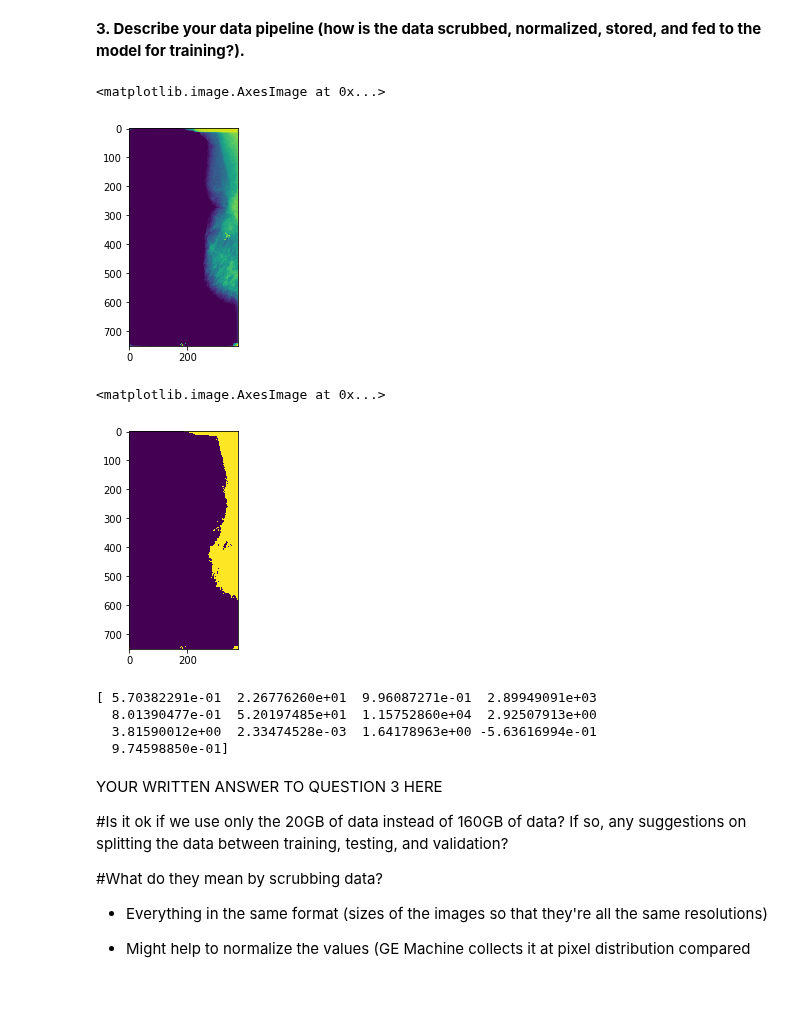
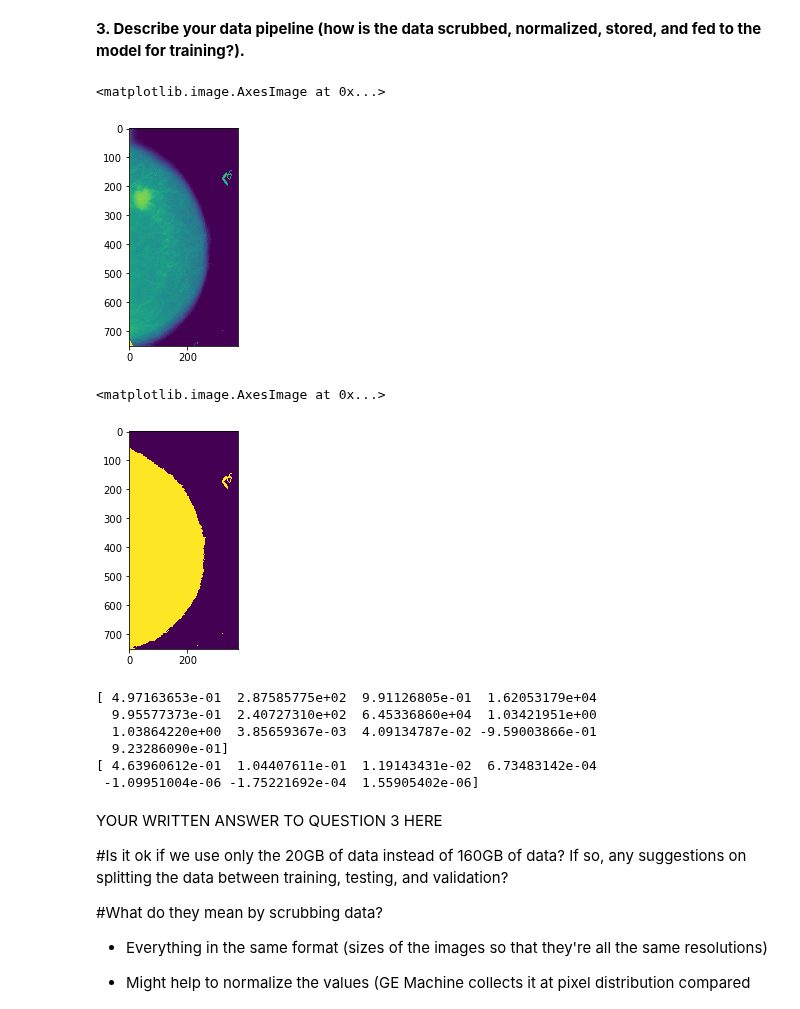
Before and after one commit to ksamgam/mammograph_classification, a Jupyter notebook: BMI260_2019_ProblemSet_3.ipynb, the cells around one changed output. Drawn from its saved outputs; the diff is of its cells as text; code cells hidden in the pictures.

Commit message:
Made changes to smooth images and extracted shape features through HU_moments

```diff
--- a/BMI260_2019_ProblemSet_3.ipynb
+++ b/BMI260_2019_ProblemSet_3.ipynb
@@ -89,49 +93,66 @@ np.divide(np.subtract(vol32, np.min(vol32)), np.subtract(np.max(vol32 ), np.min(
 # %%
 # test case of one image - segmentation and feature extraction
 
 # patient number 01262 right breast, mlo view positive tumor
-scan_path = "/Users/ksamgam/Downloads/breast_mg/P_01262_RIGHT_MLO.tif"
+#scan_path = "/Users/ksamgam/Downloads/breast_mg/P_01262_RIGHT_MLO.tif"
+scan_path = "/Users/arelivalencia/Desktop/Images/P_01556_LEFT_CC.tif"
 orig_img = io.imread(scan_path)
 
 # Resize image to 750 x 375
-resize_img = cv2.resize(test_img, dsize = (375,750), interpolation=cv2.INTER_NEAREST)
+resize_img = cv2.resize(orig_img, dsize = (375,750), interpolation=cv2.INTER_NEAREST)
 resize_img = resize_img.astype('float32') ## COMMENT OUT THIS LINE TO SEE WHAT RESCALING DOES in UINT16
 
 # Normalize images
-# DO WE WANT TO SCALE BY Z_SCORE (PROTECT AGAINST OUTLIERS)??
 normalize_img = np.divide(np.subtract(resize_img, np.min(resize_img)),
                           np.subtract(np.max(resize_img ), np.min(resize_img)))
 
+# DO WE WANT TO SCALE BY Z_SCORE (PROTECT AGAINST OUTLIERS)??
+# Yes I think we should scale by z-score but had some issues.
+#scaled_img = np.divide(np.subtract(normalize_img, np.mean(normalize_img)),
+#                            np.std(normalize_img))
+
 # view image
 plt.imshow(normalize_img)
 # %% [output]
 <matplotlib.image.AxesImage at 0x...>
-[figure, old version]
+[figure, new version]
 # %%
 # Segmentation with Otsu's threshold - Do we want to do the smoothing thing we did in Pset1??
-oned_img = noramlize_img.ravel()
+oned_img = normalize_img.ravel()
 nonzero_oned = oned_img[oned_img > 0]
 thresh = threshold_otsu(nonzero_oned)
 
-plt.imshow(noramlize_img > thresh)
+#Attempt at smoothing but not sure if doing it correctly
+image = normalize_img > thresh
+labeled_img = skimage.measure.label(image, neighbors=4)
+filtered_img = remove_small_objects(labeled_img, min_size=0.1, connectivity=4)
+smoothed_img = binary_closing(filtered_img)
+
+plt.imshow(smoothed_img)
 # %% [output]
 <matplotlib.image.AxesImage at 0x...>
-[figure, old version]
+[figure, new version]
 # %%
-int_img = np.multiply(normalize_img, 255).astype('int')
-
+int_img = np.multiply(smoothed_img, 255).astype('int')
 
 # Feature Extraction
 textures = mt.features.haralick(int_img)
+
+#HU_moments doesn't work when I feed it the smoothed_img or int_img. It only works with normalize_img
+hu_moments = cv2.HuMoments(cv2.moments(normalize_img)).flatten()
+
 # take the mean of it and return it
 ht_mean = textures.mean(axis=0)
 
 print ht_mean
+print hu_moments
 # %% [output]
-[ 5.70382291e-01  2.26776260e+01  9.96087271e-01  2.89949091e+03
-  8.01390477e-01  5.20197485e+01  1.15752860e+04  2.92507913e+00
-  3.81590012e+00  2.33474528e-03  1.64178963e+00 -5.63616994e-01
-  9.74598850e-01]
+[ 4.97163653e-01  2.87585775e+02  9.91126805e-01  1.62053179e+04
+  9.95577373e-01  2.40727310e+02  6.45336860e+04  1.03421951e+00
+  1.03864220e+00  3.85659367e-03  4.09134787e-02 -9.59003866e-01
+  9.23286090e-01]
+[ 4.63960612e-01  1.04407611e-01  1.19143431e-02  6.73483142e-04
+ -1.09951004e-06 -1.75221692e-04  1.55905402e-06]
 # %% [markdown]
 YOUR WRITTEN ANSWER TO QUESTION 3 HERE
 
```
Also changed, not shown: parts of 2 cells of this notebook.
